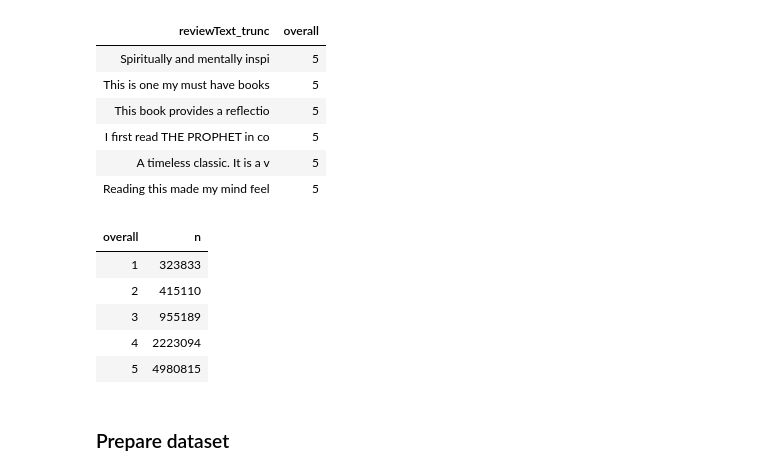
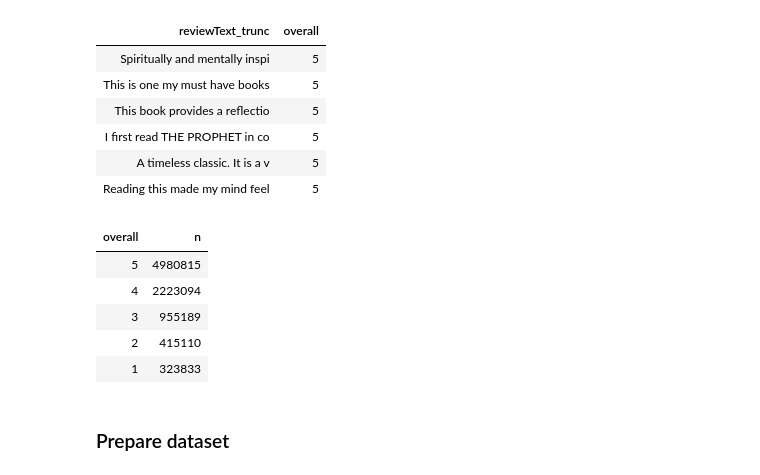
Before and after one commit to aurora-mareviv/sparklyr_test, a Jupyter notebook: sparklyr_test2.ipynb, the cells around one changed output. Saved outputs shown, nothing was run; the diff lists cells and outputs as text; code cells hidden in the pictures.

```diff
--- a/sparklyr_test2.ipynb
+++ b/sparklyr_test2.ipynb
@@ -182,16 +182,15 @@ books %>%
 # %%
 books %>%
   group_by(overall) %>%
-  count() %>%
-  arrange(overall) %>%
+  count(overall, sort = TRUE) %>%
   collect()
 # %% [output]
 | overall | n |
+| 5 | 4980815 |
+| 4 | 2223094 |
+| 3 | 955189 |
+| 2 | 415110 |
 | 1 | 323833 |
-| 2 | 415110 |
-| 3 | 955189 |
-| 4 | 2223094 |
-| 5 | 4980815 |
 # %% [markdown]
 ### Prepare dataset
 # %% [markdown]
```
Also changed, not shown: parts of 19 cells of this notebook.
